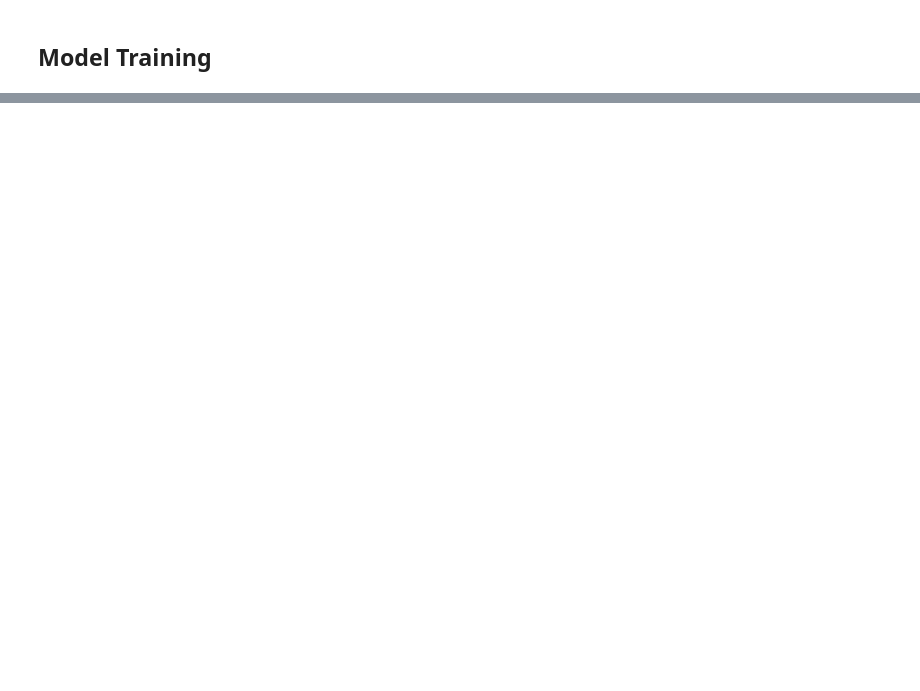
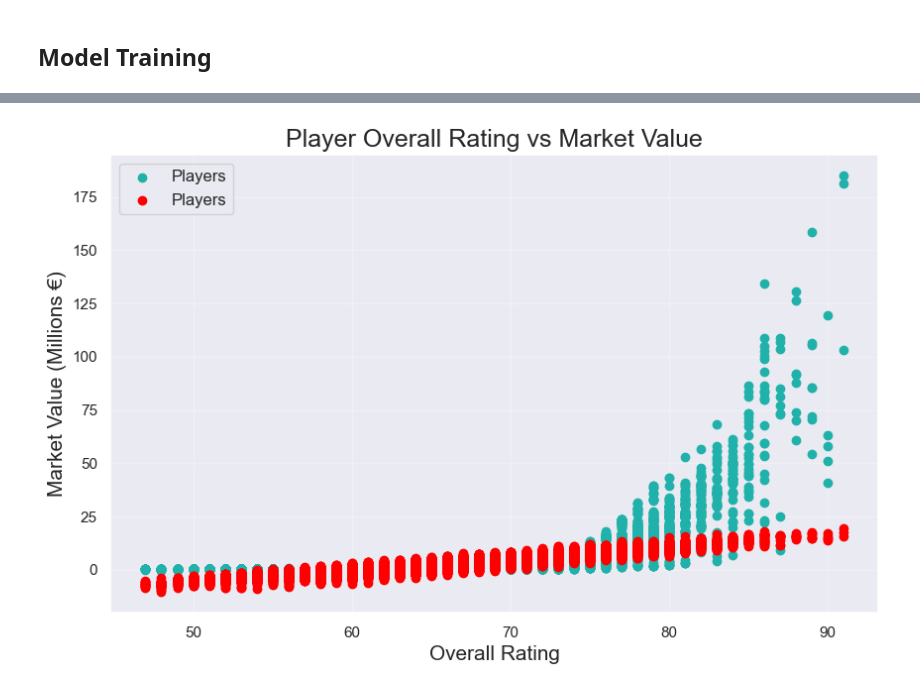
Before and after one commit to moyindavid16/CMOR438-Final-Project-mdo5, a Jupyter notebook: supervised_learning/LinearRegression.ipynb, the cells around one changed output, grey strips where cells are left out. Cells and saved outputs as stored; diff of their text form; code cells hidden in the pictures; blank space fills up the shorter version.

```diff
--- a/supervised_learning/LinearRegression.ipynb
+++ b/supervised_learning/LinearRegression.ipynb
@@ -127,0 +141,28 @@ plt.show()
+# %%
+# Plot overall rating vs actual market value
+plt.figure(figsize=(10, 6))
+
+# Get original scale values
+y_test_original = scaler_y.inverse_transform(y_test.reshape(-1, 1)).ravel()
+X_test_original = scaler_X.inverse_transform(X_test)
+overall_ratings = X_test_original[:, 0]  # overall rating is first feature
+
+# Convert market values to millions for better visualization
+y_test_millions = y_test_original / 1_000_000
+
+# Create scatter plot of actual values
+plt.scatter(overall_ratings, y_test_millions, color='lightseagreen', label='Players')
+
+y_pred = reg.predict(X_test)
+y_pred_millions = scaler_y.inverse_transform(y_pred.reshape(-1, 1)).ravel() / 1_000_000
+plt.scatter(overall_ratings, y_pred_millions, color='red', label='Players')
+
+plt.xlabel('Overall Rating', fontsize=15)
+plt.ylabel('Market Value (Millions €)', fontsize=15)
+plt.title('Player Overall Rating vs Market Value', fontsize=18)
+plt.legend(fontsize=12)
+plt.grid(True, alpha=0.3)
+# plt.tight_layout()
+plt.show()
+# %% [output]
+[figure, added]
```
Also changed, not shown: parts of 12 cells of this notebook.
